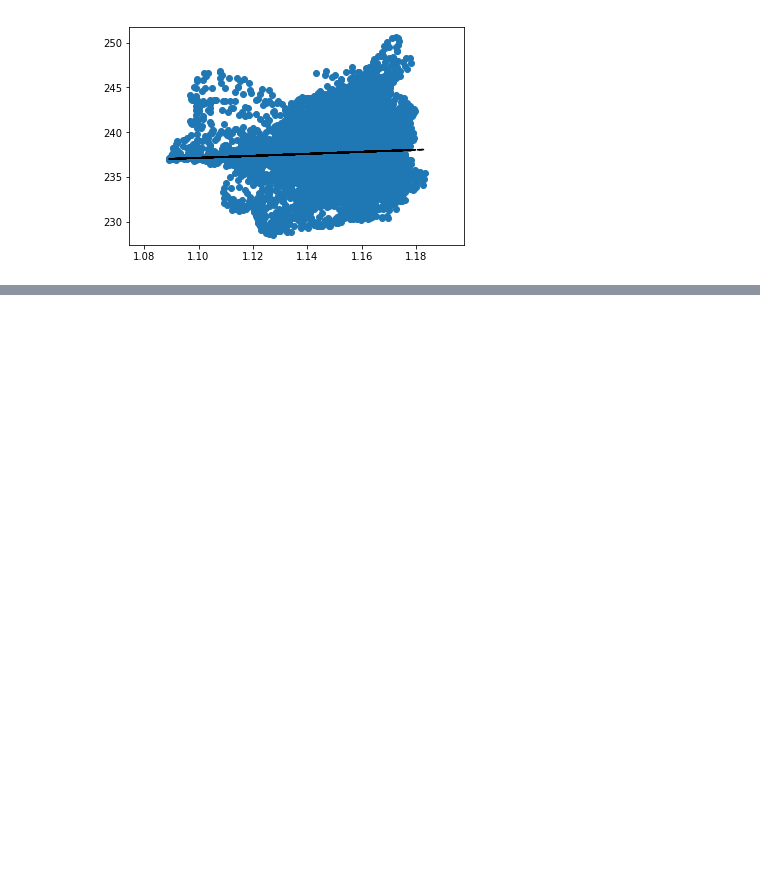
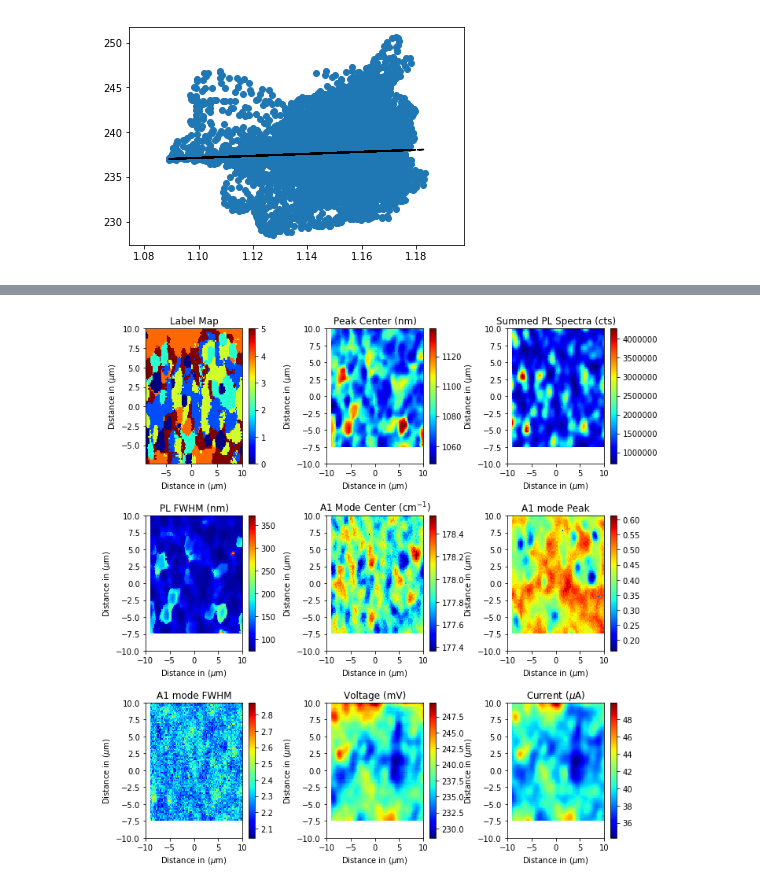
Before and after one commit to bradleyMwest/Renishaw-Reni-Awesome, a Jupyter notebook: Compare Voltage between High Energy PL regions and Low Energy PL regions.ipynb, the cells around one changed output, grey strips where cells are left out. Drawn from its saved outputs; the diff is of its cells as text; code cells hidden in the pictures; blank space fills up the shorter version.

```diff
--- a/Compare Voltage between High Energy PL regions and Low Energy PL regions.ipynb
+++ b/Compare Voltage between High Energy PL regions and Low Energy PL regions.ipynb
@@ -855,2 +846,32 @@ plt.show()
+# %%
+'''
+Visualize All the Data
+'''
+
+L_map = np.reshape(labels,(sum(y_trim),sum(x_trim)))
+plot_data = [L_map, peak_center_matrix, masked_maps[0], pl_FWHM_map, mode_CENTER_map, mode_PEAK_map, mode_FWHM_map, masked_maps[-2], masked_maps[-1]]
+titles = ['Label Map', 'Peak Center (nm)','Summed PL Spectra (cts)','PL FWHM (nm)','A1 Mode Center (cm$^{-1}$)','A1 mode Peak','A1 mode FWHM','Voltage (mV)','Current ($\mu$A)']
+
+
+fig,axes = plt.subplots(3,3,figsize=(10,10))
+ax = axes.ravel()
+for idx, (z,tit) in enumerate(zip(plot_data,titles)):
+    if z.shape[0] == len(y_distance_um[y_trim]):
+        x = x_distance_um[x_trim]
+        y = y_distance_um[y_trim]
+    else:
+        x = x_distance_um
+        y = y_distance_um
+    pcm = ax[idx].pcolor(x,y,z, cmap='jet')
+    fig.colorbar(pcm, ax = ax[idx])
+    ax[idx].set_xlabel('Distance in ($\mu$m)')
+    ax[idx].set_ylabel('Distance in ($\mu$m)')
+    ax[idx].set_title(tit)
+
+
+plt.tight_layout()
+plt.show()
+# %% [output]
+[figure, added]
 # %%
 import matplotlib.mlab as mlab
```
Also changed, not shown: parts of 6 cells of this notebook.
